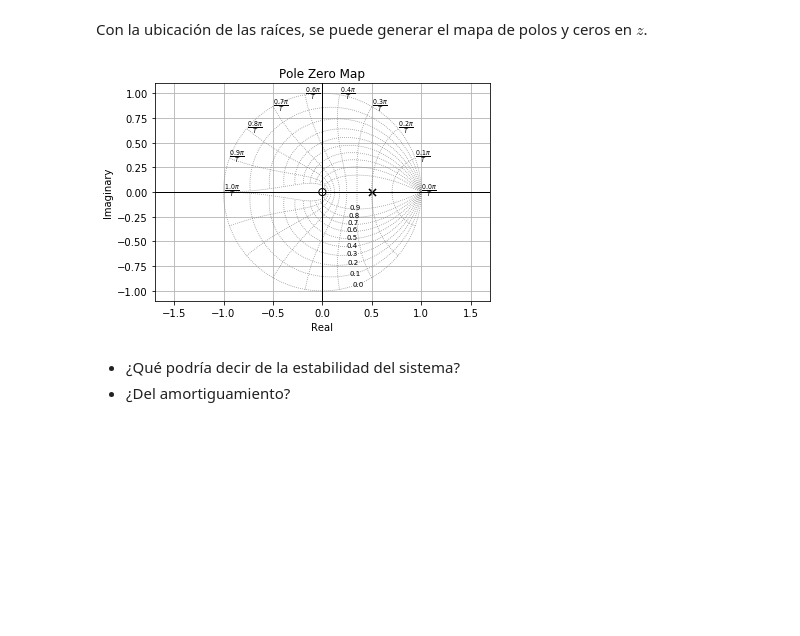
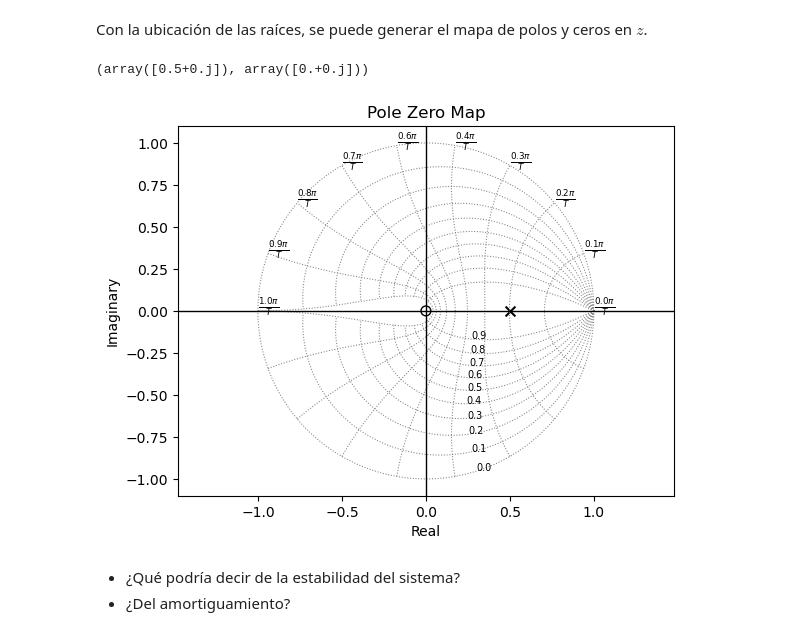
Before and after one commit to pierrediazp/Se-ales_y_Sistemas, a Jupyter notebook: TransformadaZ_RespuestaEq.ipynb, the cells around one changed output. Cells and saved outputs as stored; diff of their text form; code cells hidden in the pictures; blank space fills up the shorter version.

```diff
--- a/TransformadaZ_RespuestaEq.ipynb
+++ b/TransformadaZ_RespuestaEq.ipynb
@@ -129,9 +127,9 @@ array([0.])
 Con la ubicación de las raíces, se puede generar el mapa de polos y ceros en $z$.
 # %%
 control.pzmap(G, plot=True, grid=True)
-plt.grid()
 # %% [output]
+(array([0.5+0.j]), array([0.+0.j]))
-[figure, old version]
+[figure, new version]
 # %% [markdown]
 - ¿Qué podría decir de la estabilidad del sistema?
 - ¿Del amortiguamiento?
```
Also changed, not shown: parts of 17 cells of this notebook, 2 other files.
